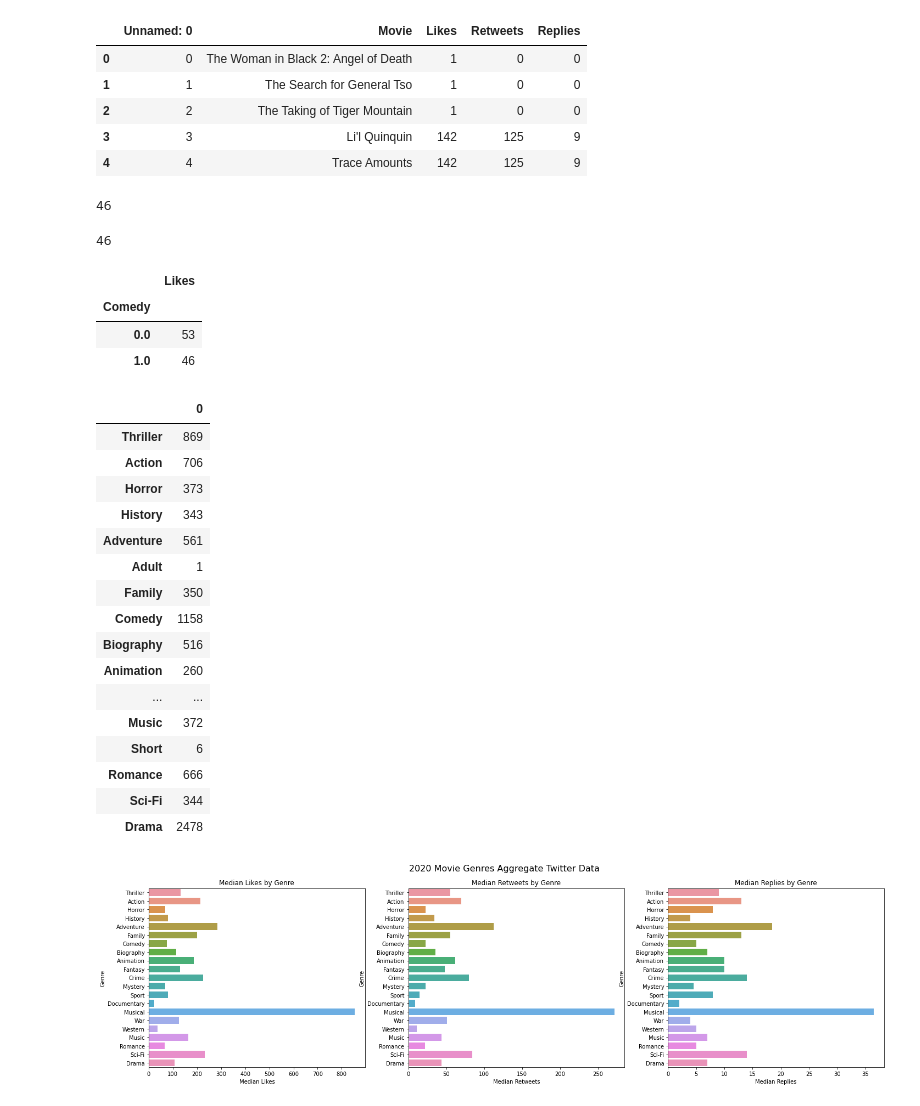
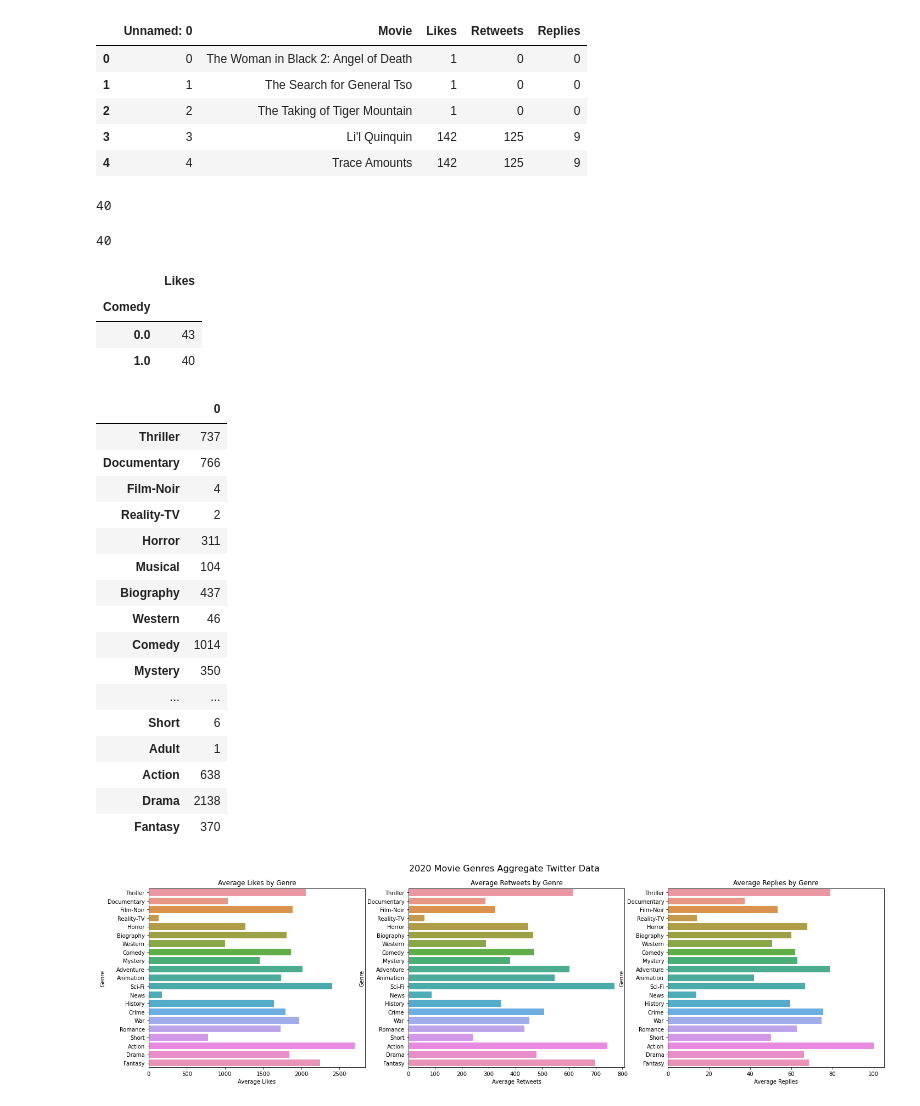
Before and after one commit to bmccabe96/Movie_Box_Office_Analysis, a Jupyter notebook: Mojo_and_Twitter_Analysis.ipynb, the cells around one changed output. Cells and saved outputs as stored; diff of their text form; code cells hidden in the pictures.

Commit message:
fixed twitter graph

```diff
--- a/Mojo_and_Twitter_Analysis.ipynb
+++ b/Mojo_and_Twitter_Analysis.ipynb
@@ -15,7 +15,7 @@ import seaborn as sns
 # %% [markdown]
 ## Import dataframe and get some high level information
 # %%
-df = pd.read_csv("Mojo_Plus_IMDB_Data.csv").drop(['Unnamed: 0', 'Unnamed: 0_y'], axis=1)
+df = pd.read_csv("../movie_data/Mojo_Plus_IMDB_Data.csv").drop(['Unnamed: 0', 'Unnamed: 0_y'], axis=1)
 df.drop_duplicates('Title', inplace=True) # drop duplicates
 df = df.reset_index()
 # %%
@@ -253,7 +253,7 @@ Our recommendation to Microsoft is to make a long movie for any adult genre. If
 
 The below section will show aggregate twitter data (likes, retweets, replies), specifically the median, across movie genres. At the end of the section we will explain our findings. However, an important note is that this data is not to be heavily relied on by any means. The data coming in from twitter is not akin to real, statistical data from places like box office mojo or imdb. For this reason, all analysis in this section should be seen as supplemental and not used to based any important decisions on.
 # %%
-twitter_df = pd.read_csv('twitter_movies.csv') # import dataset that was achieved from our twitter twint file
+twitter_df = pd.read_csv('../movie_data/twitter_movies.csv') # import dataset that was achieved from our twitter twint file
 # %%
 twitter_df.head()
 # %% [output]
@@ -273,18 +273,18 @@ twitter_df = twitter_df.merge(df_genres, how='left', on='Title_LC')
 #testing what we'll eventually be showing
 twitter_df[['Likes', 'Comedy']].groupby('Comedy').median().iloc[1][0]
 # %% [output]
-46
+40
 # %%
 twitter_df[['Likes', 'Comedy']].groupby('Comedy').median().iloc[1][0]
 # %% [output]
-46
+40
 # %%
 twitter_df[['Likes', 'Comedy']].groupby('Comedy').median()
 # %% [output]
 |  | Likes |
 | Comedy |  |
-| 0.0 | 53 |
-| 1.0 | 46 |
+| 0.0 | 43 |
+| 1.0 | 40 |
 # %%
 ## We are going to ignore the genres that are under-represented in our analysis for tweets, otherwise genres
 ## Such as film-noir and reality-tv don't have enough data to get actionable results
@@ -295,22 +295,22 @@ genre_count.drop(['Title', 'Title_LC', 'Genres', 'Gross'], inplace=True)
 genre_count
 # %% [output]
 |  | 0 |
-| Thriller | 869 |
-| Action | 706 |
-| Horror | 373 |
-| History | 343 |
-| Adventure | 561 |
+| Thriller | 737 |
+| Documentary | 766 |
+| Film-Noir | 4 |
+| Reality-TV | 2 |
+| Horror | 311 |
+| Musical | 104 |
+| Biography | 437 |
+| Western | 46 |
+| Comedy | 1014 |
+| Mystery | 350 |
+| ... | ... |
+| Short | 6 |
 | Adult | 1 |
-| Family | 350 |
-| Comedy | 1158 |
-| Biography | 516 |
-| Animation | 260 |
-| ... | ... |
-| Music | 372 |
-| Short | 6 |
-| Romance | 666 |
-| Sci-Fi | 344 |
-| Drama | 2478 |
+| Action | 638 |
+| Drama | 2138 |
+| Fantasy | 370 |
 # %%
 # We noticed some float 'nans' in the genre column that we want to eliminate
 nan_genre_index = twitter_df[twitter_df['Genres'].apply(lambda x: True if type(x)==float else False) == True].index
@@ -324,23 +324,23 @@ for genre in genres:
 
     # if no values for that genre, we just add zero
     try:
-        likes = twitter_df[['Likes', genre]].groupby(genre).median().iloc[1][0]
+        likes = twitter_df[['Likes', genre]].groupby(genre).mean().iloc[1][0]
     except:
         likes = 0
     try:
-        retweets = twitter_df[['Retweets', genre]].groupby(genre).median().iloc[1][0]
+        retweets = twitter_df[['Retweets', genre]].groupby(genre).mean().iloc[1][0]
     except:
         retweets = 0
     try:
-        replies = twitter_df[['Replies', genre]].groupby(genre).median().iloc[1][0]
+        replies = twitter_df[['Replies', genre]].groupby(genre).mean().iloc[1][0]
     except:
         replies = 0
 
     twitter_by_genre.append({
         'Genre': genre,
-        'Median Likes': likes,
-        'Median Retweets': retweets,
-        'Median Replies': replies
+        'Average Likes': likes,
+        'Average Retweets': retweets,
+        'Average Replies': replies
         })
 # %%
 twitter_genre_df = pd.DataFrame(twitter_by_genre)
@@ -349,19 +349,19 @@ twitter_genre_df = twitter_genre_df.drop([5, 13, 17, 20, 22]).reset_index().drop
 # %%
 new_figure = plt.figure(figsize=(24,6))
 new_figure.suptitle('2020 Movie Genres Aggregate Twitter Data', fontsize=16)
 
 ax1 = new_figure.add_subplot(131)
-ax1.set_title('Median Likes by Genre')
-sns.barplot(y='Genre', x='Median Likes', data=twitter_genre_df, ax=ax1)
+ax1.set_title('Average Likes by Genre')
+sns.barplot(y='Genre', x='Average Likes', data=twitter_genre_df, ax=ax1)
 
 ax2 = new_figure.add_subplot(132)
-ax2.set_title('Median Retweets by Genre')
-sns.barplot(y='Genre', x='Median Retweets', data=twitter_genre_df, ax=ax2)
+ax2.set_title('Average Retweets by Genre')
+sns.barplot(y='Genre', x='Average Retweets', data=twitter_genre_df, ax=ax2)
 
 ax3 = new_figure.add_subplot(133)
-ax3.set_title('Median Replies by Genre')
-sns.barplot(y='Genre', x='Median Replies', data=twitter_genre_df, ax=ax3)
-new_figure.savefig('/Users/brianmccabe/Desktop/Twitter_Genre_Averages')
+ax3.set_title('Average Replies by Genre')
+sns.barplot(y='Genre', x='Average Replies', data=twitter_genre_df, ax=ax3)
+new_figure.savefig('/Users/brianmccabe/Desktop/Twitter_Genre_Avg')
 # %% [output]
-[figure, old version]
+[figure, new version]
 # %% [markdown]
```
Also changed, not shown: parts of 5 cells of this notebook.
